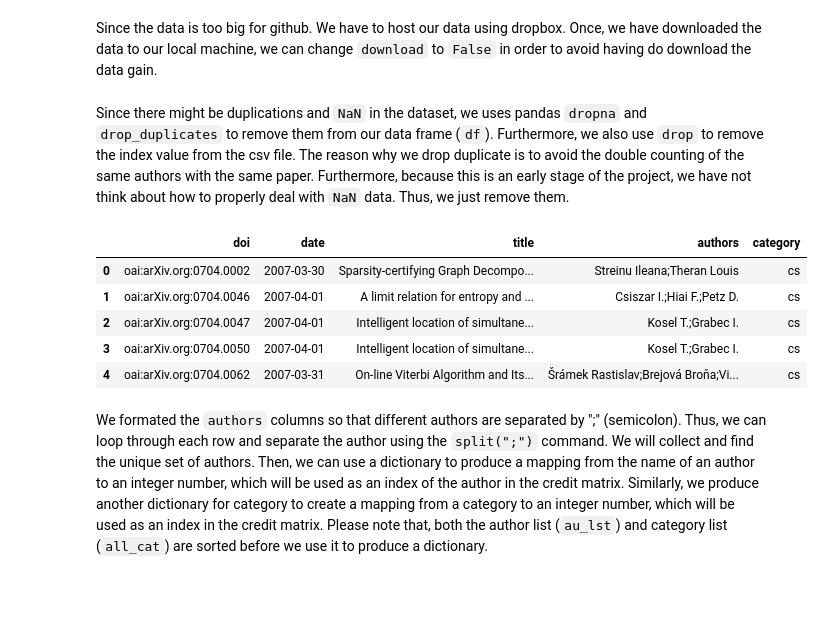
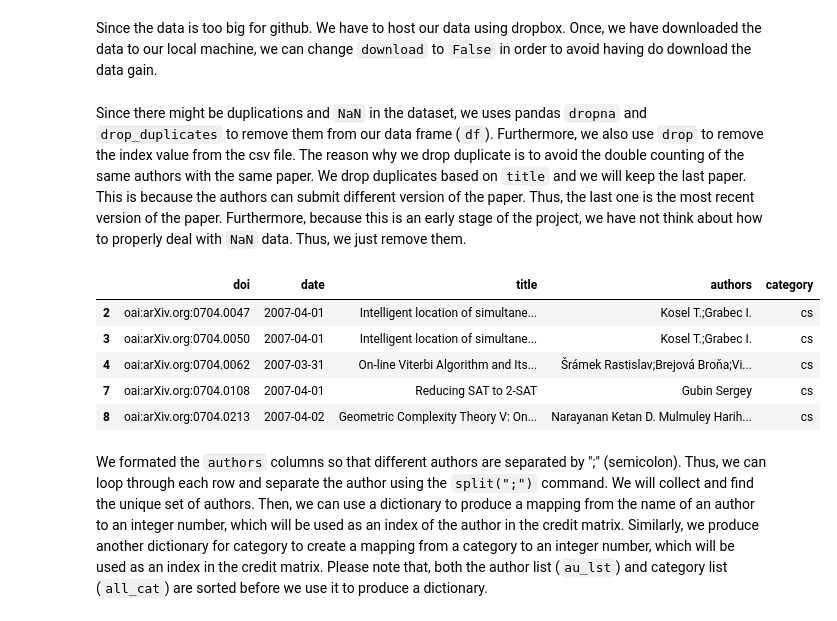
Before and after one commit to tunguyen17/Arxiv-Funding-Project, a Jupyter notebook: Project_2-Gradient ascend.ipynb, the cells around one changed output. Cells and saved outputs as stored; diff of their text form; code cells hidden in the pictures; blank space fills up the shorter version.

```diff
--- a/Project_2-Gradient ascend.ipynb
+++ b/Project_2-Gradient ascend.ipynb
@@ -62,25 +62,25 @@ if(download):
 else:
     df = pd.read_csv("data.csv")
 # %% [markdown]
-Since there might be duplications and `NaN` in the dataset, we uses pandas `dropna` and `drop_duplicates` to remove them from our data frame (`df`). Furthermore, we also use `drop` to remove the index value from the csv file. The reason why we drop duplicate is to avoid the double counting of the same authors with the same paper. Furthermore, because this is an early stage of the project, we have not think about how to properly deal with `NaN` data. Thus, we just remove them.
+Since there might be duplications and `NaN` in the dataset, we uses pandas `dropna` and `drop_duplicates` to remove them from our data frame (`df`). Furthermore, we also use `drop` to remove the index value from the csv file. The reason why we drop duplicate is to avoid the double counting of the same authors with the same paper. We drop duplicates based on `title` and we will keep the last paper. This is because the authors can submit different version of the paper. Thus, the last one is the most recent version of the paper. Furthermore, because this is an early stage of the project, we have not think about how to properly deal with `NaN` data. Thus, we just remove them.
 # %%
 # Cleaning the dataframe
 df.dropna(inplace = True)
-df.drop_duplicates(subset = "doi", inplace = True)
+df.drop_duplicates(subset = "title", keep = "last", inplace = True)
 
 try:
     df.drop("Unnamed: 0", axis = 1, inplace = True) # Drop the "Unnamed: 0"
 except:
     pass
 
 df.head()
 # %% [output]
 |  | doi | date | title | authors | category |
-| 0 | oai:arXiv.org:0704.0002 | 2007-03-30 | Sparsity-certifying Graph Decompo... | Streinu Ileana;Theran Louis | cs |
-| 1 | oai:arXiv.org:0704.0046 | 2007-04-01 | A limit relation for entropy and ... | Csiszar I.;Hiai F.;Petz D. | cs |
 | 2 | oai:arXiv.org:0704.0047 | 2007-04-01 | Intelligent location of simultane... | Kosel T.;Grabec I. | cs |
 | 3 | oai:arXiv.org:0704.0050 | 2007-04-01 | Intelligent location of simultane... | Kosel T.;Grabec I. | cs |
 | 4 | oai:arXiv.org:0704.0062 | 2007-03-31 | On-line Viterbi Algorithm and Its... | Šrámek Rastislav;Brejová Broňa;Vi... | cs |
+| 7 | oai:arXiv.org:0704.0108 | 2007-04-01 | Reducing SAT to 2-SAT | Gubin Sergey | cs |
+| 8 | oai:arXiv.org:0704.0213 | 2007-04-02 | Geometric Complexity Theory V: On... | Narayanan Ketan D. Mulmuley Harih... | cs |
 # %% [markdown]
 We formated the `authors` columns so that different authors are separated by ";" (semicolon). Thus, we can loop through each row and separate the author using the `split(";")` command. We will collect and find the unique set of authors. Then, we can use a dictionary to produce a mapping from the name of an author to an integer number, which will be used as an index of the author in the credit matrix. Similarly, we produce another dictionary for category to create a mapping from a category to an integer number, which will be used as an index in the credit matrix. Please note that, both the author list (`au_lst`) and category list (`all_cat`) are sorted before we use it to produce a dictionary.
 # %%
```
Also changed, not shown: parts of 2 cells of this notebook.
